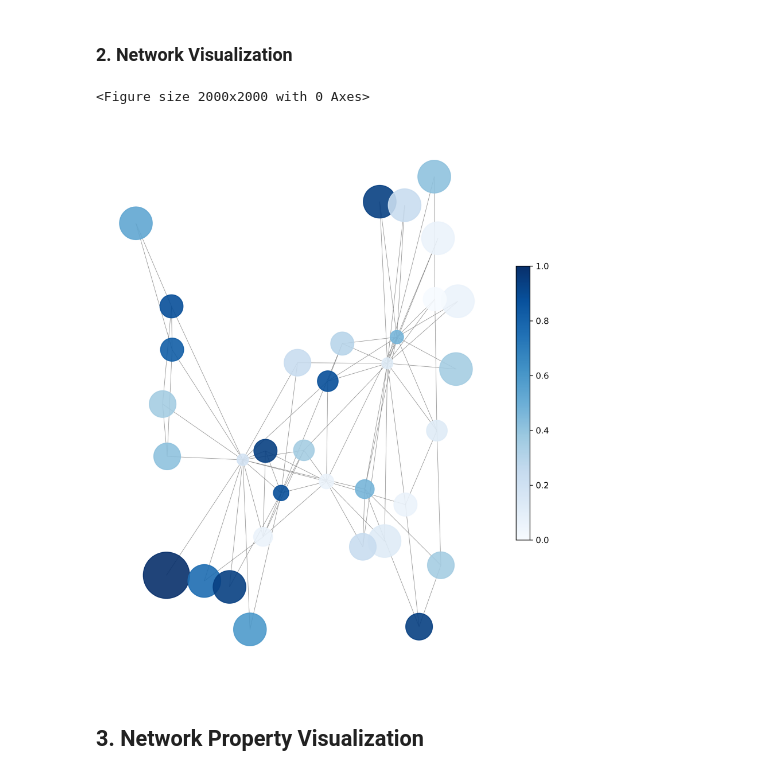
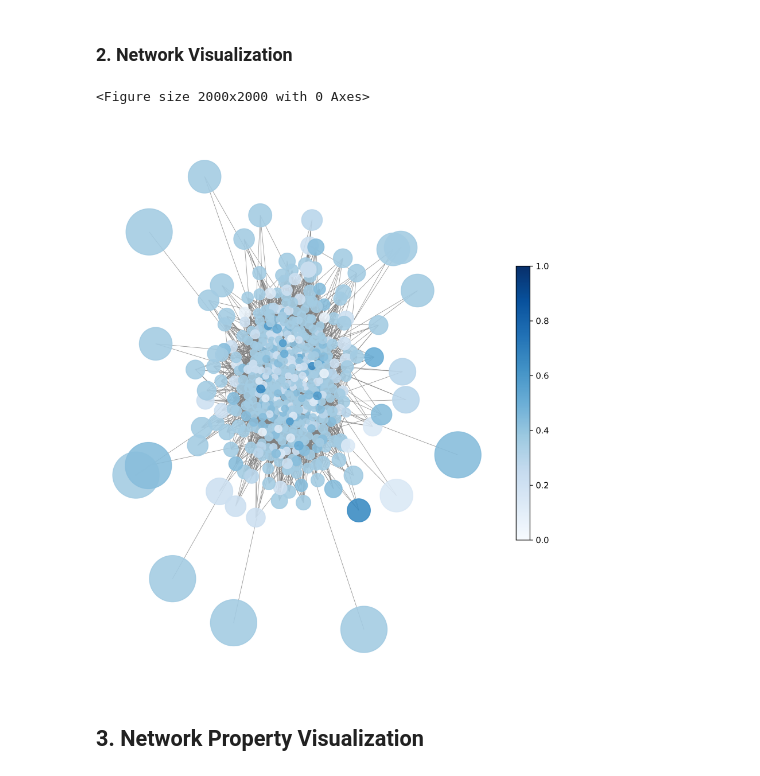
Before and after one commit to xzhan176/Network_Node_Selection, a Jupyter notebook: Python Code/RunFile-ZeroSum_Fictitious_Play.ipynb, the cells around one changed output. Saved outputs shown, nothing was run; the diff lists cells and outputs as text; code cells hidden in the pictures.

```diff
--- a/Python Code/RunFile-ZeroSum_Fictitious_Play.ipynb
+++ b/Python Code/RunFile-ZeroSum_Fictitious_Play.ipynb
@@ -33,3 +26,17 @@ np.set_printoptions(precision=3)
+# %%
+network_name = 'reddit'
+# network_name = 'karate'
+is_reddit = network_name == 'reddit'
+
+np.set_printoptions(precision=3)
+
+# Game Parameters
+Game_rounds = 2  # Rounds + 1 - use for printing data
+memory = 0  # Game parameter - for zero-sum, the memory is always 0
+Experiment = 1
+
+# Create the 'results' directory if it doesn't exist
+os.makedirs('results', exist_ok=True)
 # %% [markdown]
 ## Creating Network
 ### 1. Import Network
@@ -54,3 +43,6 @@ There are 34 agents
+# %%
+G, s, n, network_anl = import_network(network_name)
+nxG = nx.from_numpy_array(G)
 # %% [markdown]
 ### 2. Network Visualization
 # %%
@@ -83,36 +75,37 @@ for node in nxG:
 
 # create node color map value
 # convert opinion array into data frame
 s_use = s.flatten().tolist()
 new_s = [i * 30 for i in s_use]
 # create a data frame with index at column 1, opinion at column 2
 df = pd.DataFrame(new_s, columns=['Opinion'])
 
 # create node sizes
 node_sizes = []
 for i in node_edges:
     node_size = 1/i*3000
     node_sizes.append(node_size)
 
 # visualize the network in high resolution
 plt.figure(figsize=(8, 9), dpi=300)  # Set the DPI for high resolution
 # draw subgraph for highlights
 # set a seed so the network will not give random layout
 my_pos = nx.spring_layout(nxG, k=0.3, seed=2)
 nx.draw(nxG, pos=my_pos, with_labels=False, node_color=df['Opinion'].astype(int),
         cmap=plt.cm.Blues, node_size=node_sizes, edge_color='grey', width=0.5,
         font_color='black', font_size=12, font_weight='bold', alpha=0.9)
 # nx.draw(nxG, pos = my_pos, with_labels=False, node_color=color_map, node_size= node_sizes, edge_color='grey', width=0.5, font_color='white',font_size=9, font_weight='bold')
 
 sm = plt.cm.ScalarMappable(
-    cmap=plt.cm.Blues, norm=plt.Normalize(vmin=0, vmax=1))
-
+    cmap=plt.cm.Blues,
+    norm=plt.Normalize(vmin=0, vmax=1)
+)
 
 # visualize the network in high resolution
 cbar = plt.colorbar(sm, shrink=0.5, ax=plt.gca())
 # %% [output]
 <Figure size 2000x2000 with 0 Axes>
-[figure, old version]
+[figure, new version]
 # %% [markdown]
 ## 3. Network Property Visualization
 # %%
```
Also changed, not shown: parts of 29 cells of this notebook, 4 other files.
